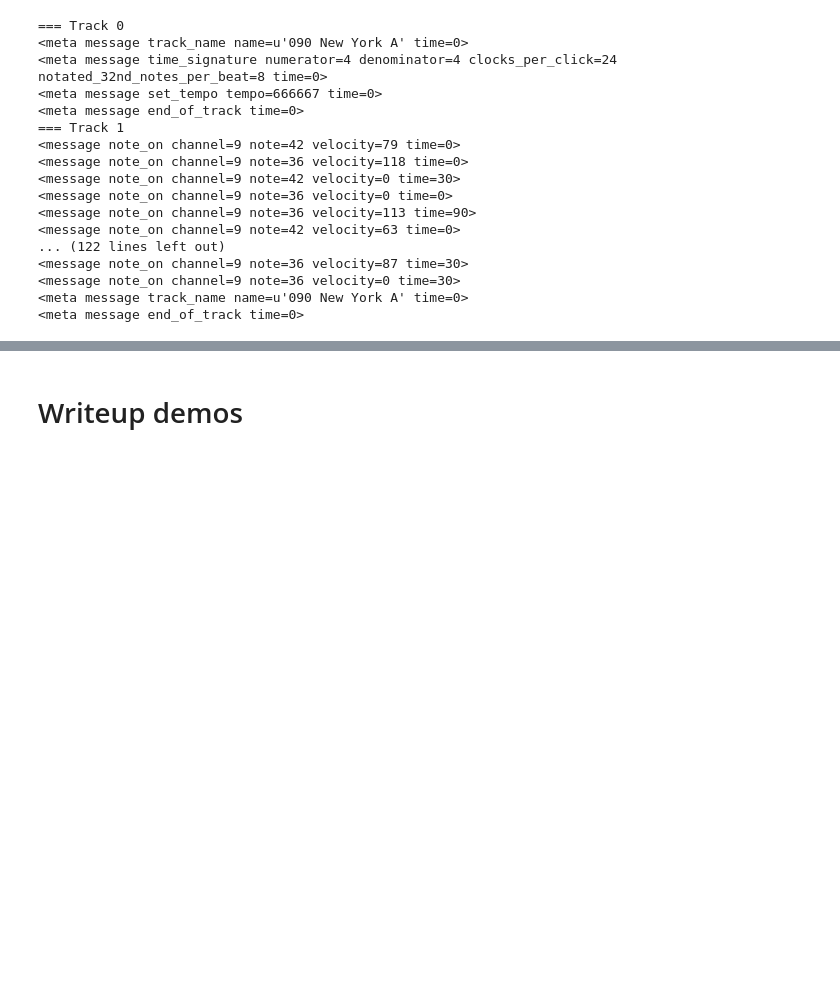
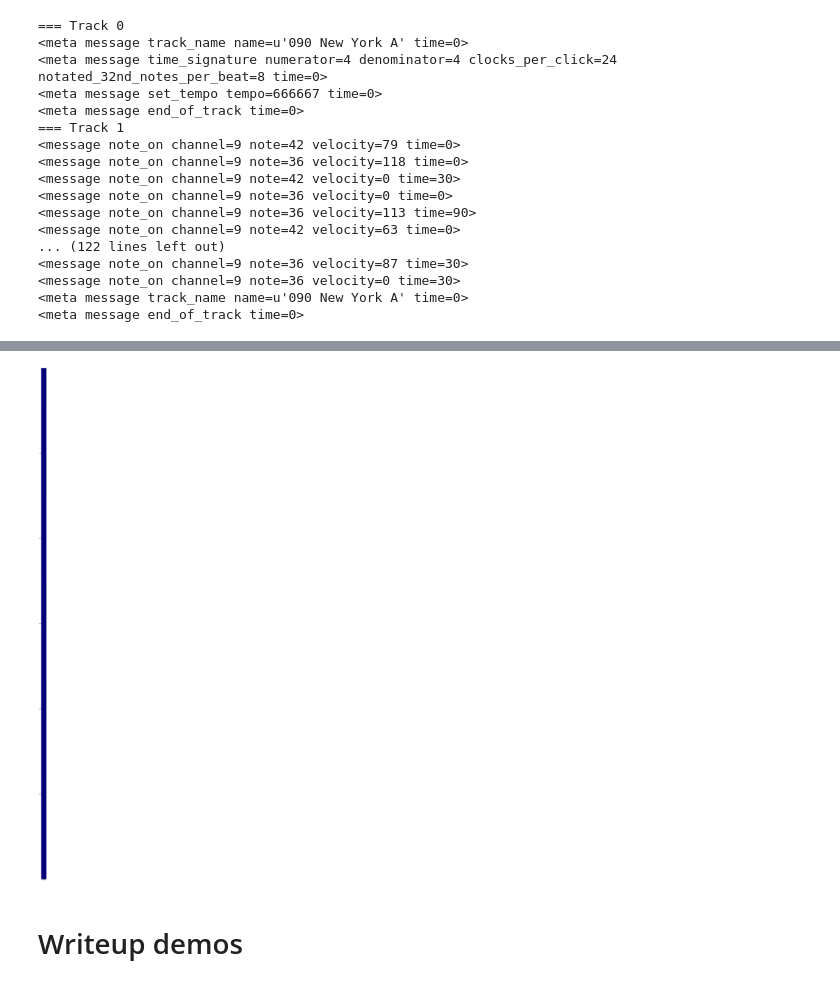
Before and after one commit to snikolov/neural-beats, a Jupyter notebook: notebooks/midi-test.ipynb, the cells around one changed output, grey strips where cells are left out. Drawn from its saved outputs; the diff is of its cells as text; code cells hidden in the pictures; blank space fills up the shorter version.

```diff
--- a/notebooks/midi-test.ipynb
+++ b/notebooks/midi-test.ipynb
@@ -321,13 +319,13 @@ import os
 import numpy as np
 
 num_steps = 0
-for root, dirs, files in os.walk('/Users/snikolov/Downloads/groove-monkee-midi-gm/array'):
+base_dir = '/Users/snikolov/Downloads/groove-monkee-midi-gm'
+arrays = []
+for root, dirs, files in os.walk(os.path.join(base_dir, 'array')):
     for filename in files:
         if filename.split('.')[-1] == 'npy':
             array = np.load(os.path.join(root, filename))
-            num_steps += array.shape[0]
+            arrays.append(array)
             #plt.figure(figsize=(3,10))
             #plt.imshow(array[:,20:60])
             #plt.show()
-
-num_steps
@@ -335,0 +332,2 @@ num_steps
+# %%
+seq = np.concatenate(arrays, axis=0)
@@ -335,0 +344,12 @@ num_steps
+# %%
+SEQ_LEN = 32
+PITCH_RANGE = (30,60)
+NUM_PITCHES = PITCH_RANGE[1] - PITCH_RANGE[0]
+num_examples = seq.shape[0] - SEQ_LEN
+X = np.zeros((num_examples, SEQ_LEN, NUM_PITCHES), dtype=np.bool)
+y = np.zeros((num_examples, NUM_PITCHES), dtype=np.bool)
+for i in xrange(num_examples):
+    X[i, :, :] = seq[i:i+SEQ_LEN, PITCH_RANGE[0]:PITCH_RANGE[1]] > 0
+    y[i, :] = seq[i+SEQ_LEN, PITCH_RANGE[0]:PITCH_RANGE[1]] > 0
+X = 1 * X
+y = 1 * y
@@ -336,3 +377,9 @@ num_steps
+# %%
+plt.figure(figsize=(10,100))
+plt.imshow(y[:3000])
+plt.show()
+# %% [output]
+[figure, added]
 # %% [markdown]
 # Writeup demos
 # %%
```
Also changed, not shown: parts of 30 cells of this notebook, 3 other files.
